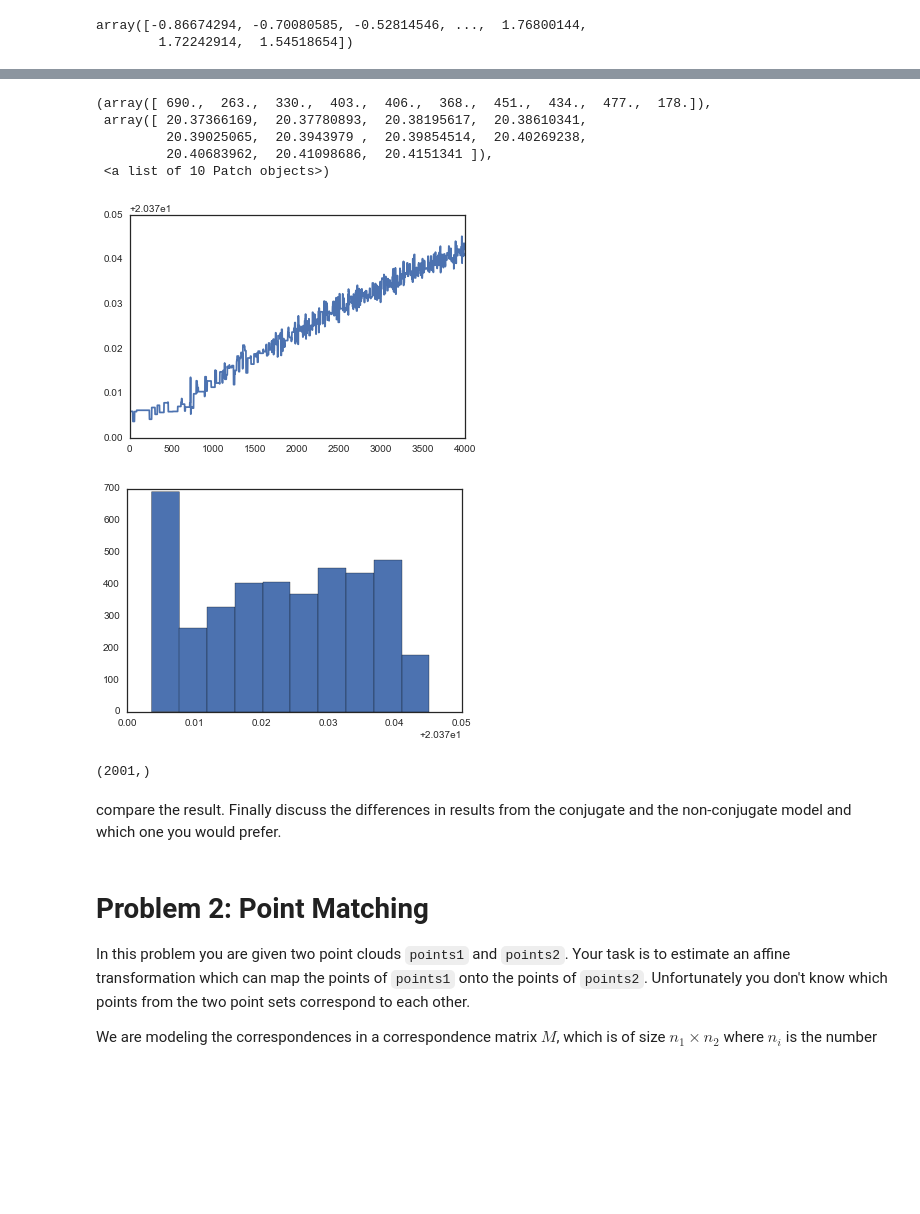
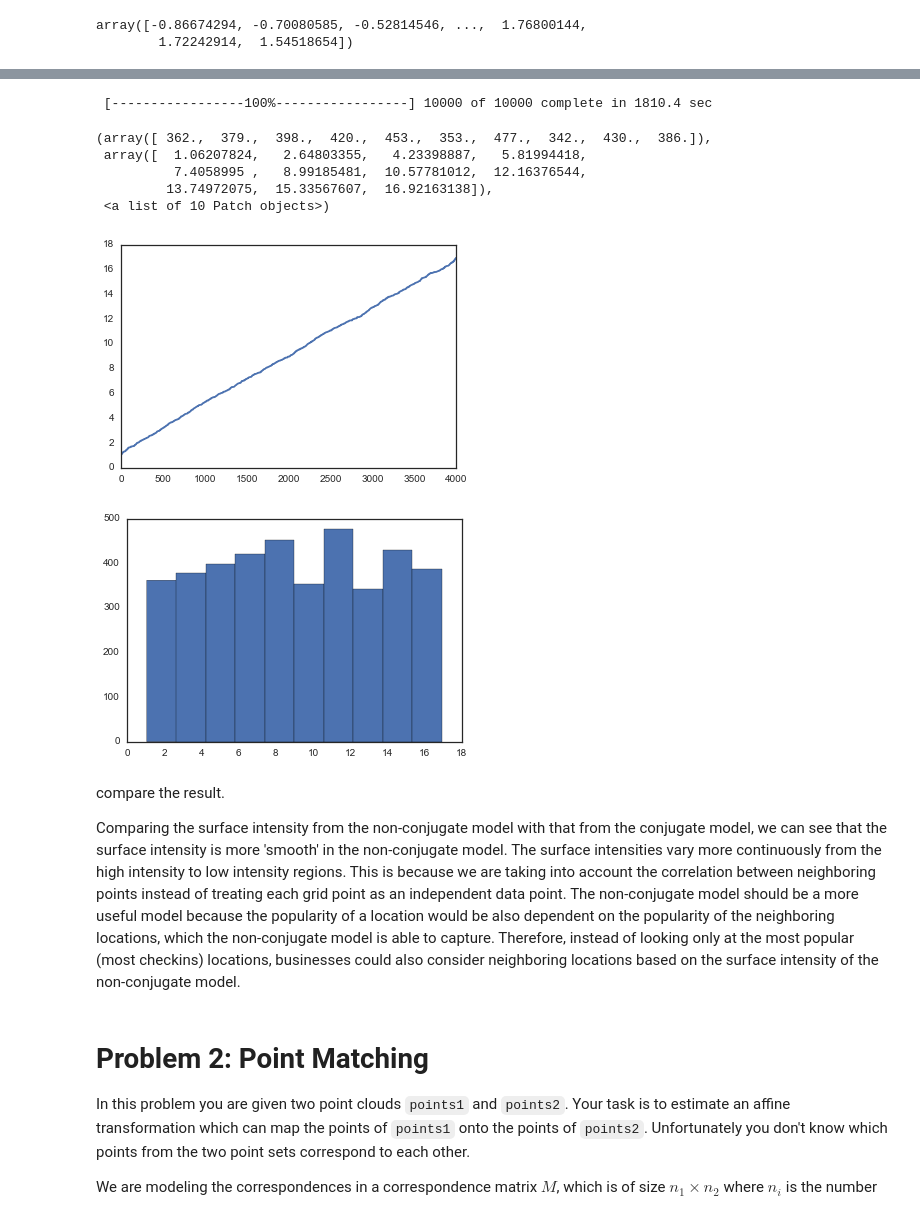
Before and after one commit to hanqingxu93/2016, a Jupyter notebook: Homework/AM207_JOSHUAMEI_HW4.ipynb, the cells around one changed output, grey strips where cells are left out. Drawn from its saved outputs; the diff is of its cells as text; code cells hidden in the pictures; blank space fills up the shorter version.

```diff
--- a/Homework/AM207_JOSHUAMEI_HW4.ipynb
+++ b/Homework/AM207_JOSHUAMEI_HW4.ipynb
@@ -308,0 +291,12 @@ array([-0.86674294, -0.70080585, -0.52814546, ...,  1.76800144,
+# %%
+Z = pm.MvNormal('Z',np.zeros(M),np.linalg.inv(Sigma[1:,1:]))
+a = pm.Normal('a',0,1)
+
+@pm.deterministic
+def get_rate(a = a, Z = Z):
+    return w**2*np.exp(a + Z)
+
+likelihood = pm.Poisson('likelihood', mu = get_rate, value = checkins, observed=True )
+model=pm.Model([a, Z, likelihood])
+mcmc = pm.MCMC(model)
+mcmc.sample(iter=10000, burn=2000,thin=2)
@@ -308,0 +310,12 @@ array([-0.86674294, -0.70080585, -0.52814546, ...,  1.76800144,
+# %%
+# find lambda = exp(alpha + zi)
+intensity_pymc = []
+j = 0
+for i in Z.trace():
+    intensity_pymc.append(np.exp(a.trace()[j] + i))
+    j += 1
+
+surface_intensity_pymc = np.mean(intensity_pymc,axis=0)
+print len(surface_intensity_pymc)
+plot_checkins(surface_intensity_pymc)
+# plot_checkins(checkins)
@@ -309,25 +325,35 @@ array([-0.86674294, -0.70080585, -0.52814546, ...,  1.76800144,
+# %%
+a_Z = pm.MvNormalCov('params',mu=np.zeros(M+1),C=Sigma)
+
+@pm.deterministic
+def get_rate(a_Z = a_Z):
+    return w**2*np.exp(a_Z[0] + a_Z[1:])
+
+likelihood = pm.Poisson('likelihood', mu = get_rate, value = checkins, observed=True )
+model=pm.Model([a_Z, likelihood])
+mcmc = pm.MCMC(model)
+mcmc.sample(iter=10000, burn=2000,thin=2)
+# %% [output]
+ [-----------------100%-----------------] 10000 of 10000 complete in 1810.4 sec
 # %%
 alpha_trace_pymc = []
-for i in a.trace():
-    alpha_trace_pymc.append(i)
+for i in a_Z.trace():
+    alpha_trace_pymc.append(i[0])
 plt.plot(alpha_trace_pymc)
 plt.figure()
 plt.hist(alpha_trace_pymc)
 # %% [output]
-(array([ 690.,  263.,  330.,  403.,  406.,  368.,  451.,  434.,  477.,  178.]),
- array([ 20.37366169,  20.37780893,  20.38195617,  20.38610341,
-         20.39025065,  20.3943979 ,  20.39854514,  20.40269238,
-         20.40683962,  20.41098686,  20.4151341 ]),
+(array([ 362.,  379.,  398.,  420.,  453.,  353.,  477.,  342.,  430.,  386.]),
+ array([  1.06207824,   2.64803355,   4.23398887,   5.81994418,
+          7.4058995 ,   8.99185481,  10.57781012,  12.16376544,
+         13.74972075,  15.33567607,  16.92163138]),
  <a list of 10 Patch objects>)
-[figure, old version]
+[figure, new version]
-[figure, old version]
+[figure, new version]
-# %%
-a_Z.trace()[0].shape
-# %% [output]
-(2001,)
-# %% [markdown]
-compare the result.
-Finally discuss the differences in results from the conjugate and the non-conjugate model and which one you would prefer.
+# %% [markdown]
+compare the result.
+
+Comparing the surface intensity from the non-conjugate model with that from the conjugate model, we can see that the surface intensity is more 'smooth' in the non-conjugate model. The surface intensities vary more continuously from the high intensity to low intensity regions. This is because we are taking into account the correlation between neighboring points instead of treating each grid point as an independent data point. The non-conjugate model should be a more useful model because the popularity of a location would be also dependent on the popularity of the neighboring locations, which the non-conjugate model is able to capture. Therefore, instead of looking only at the most popular (most checkins) locations, businesses could also consider neighboring locations based on the surface intensity of the non-conjugate model.
 # %% [markdown]
 # Problem 2: Point Matching
 
```
Also changed, not shown: parts of 9 cells of this notebook.
